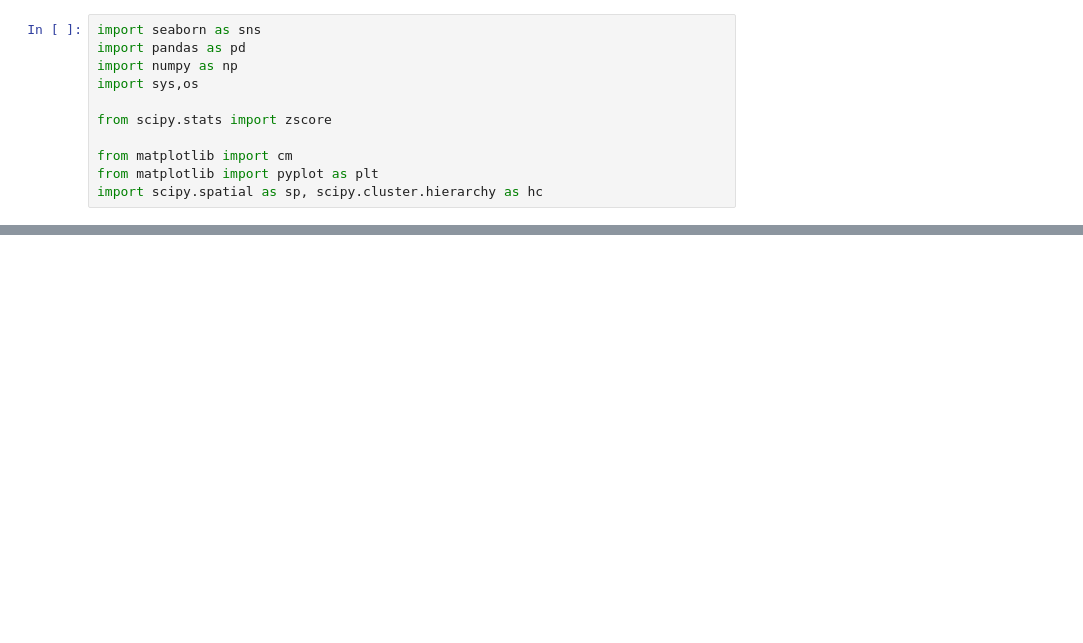
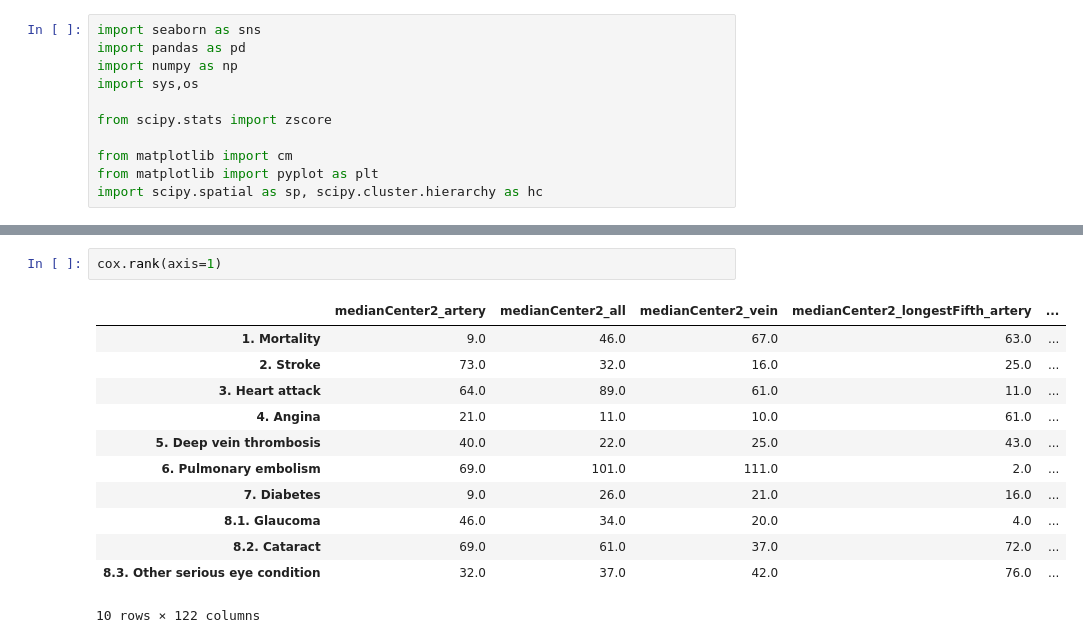
Before and after one commit to BergmannLab/retina-phenotypes, a Jupyter notebook: complementary/clustermap_with_disease_and_heritability.ipynb, the cells around one changed output, grey strips where cells are left out. Saved outputs shown, nothing was run; the diff lists cells and outputs as text; blank space fills up the shorter version.

```diff
--- a/complementary/clustermap_with_disease_and_heritability.ipynb
+++ b/complementary/clustermap_with_disease_and_heritability.ipynb
@@ -154,0 +214,15 @@ Index(['AVScore_all', 'AVScore_artery', 'AVScore_longestFifth_all',
+# %%
+cox.rank(axis=1)
+# %% [output]
+|  | medianCenter2_artery | medianCenter2_all | medianCenter2_vein | medianCenter2_longestFifth_artery | ... |
+| 1. Mortality | 9.0 | 46.0 | 67.0 | 63.0 | ... |
+| 2. Stroke | 73.0 | 32.0 | 16.0 | 25.0 | ... |
+| 3. Heart attack | 64.0 | 89.0 | 61.0 | 11.0 | ... |
+| 4. Angina | 21.0 | 11.0 | 10.0 | 61.0 | ... |
+| 5. Deep vein thrombosis | 40.0 | 22.0 | 25.0 | 43.0 | ... |
+| 6. Pulmonary embolism | 69.0 | 101.0 | 111.0 | 2.0 | ... |
+| 7. Diabetes | 9.0 | 26.0 | 21.0 | 16.0 | ... |
+| 8.1. Glaucoma | 46.0 | 34.0 | 20.0 | 4.0 | ... |
+| 8.2. Cataract | 69.0 | 61.0 | 37.0 | 72.0 | ... |
+| 8.3. Other serious eye condition | 32.0 | 37.0 | 42.0 | 76.0 | ... |
+10 rows × 122 columns
```
Also changed, not shown: parts of 5 cells of this notebook, 2 other files.
